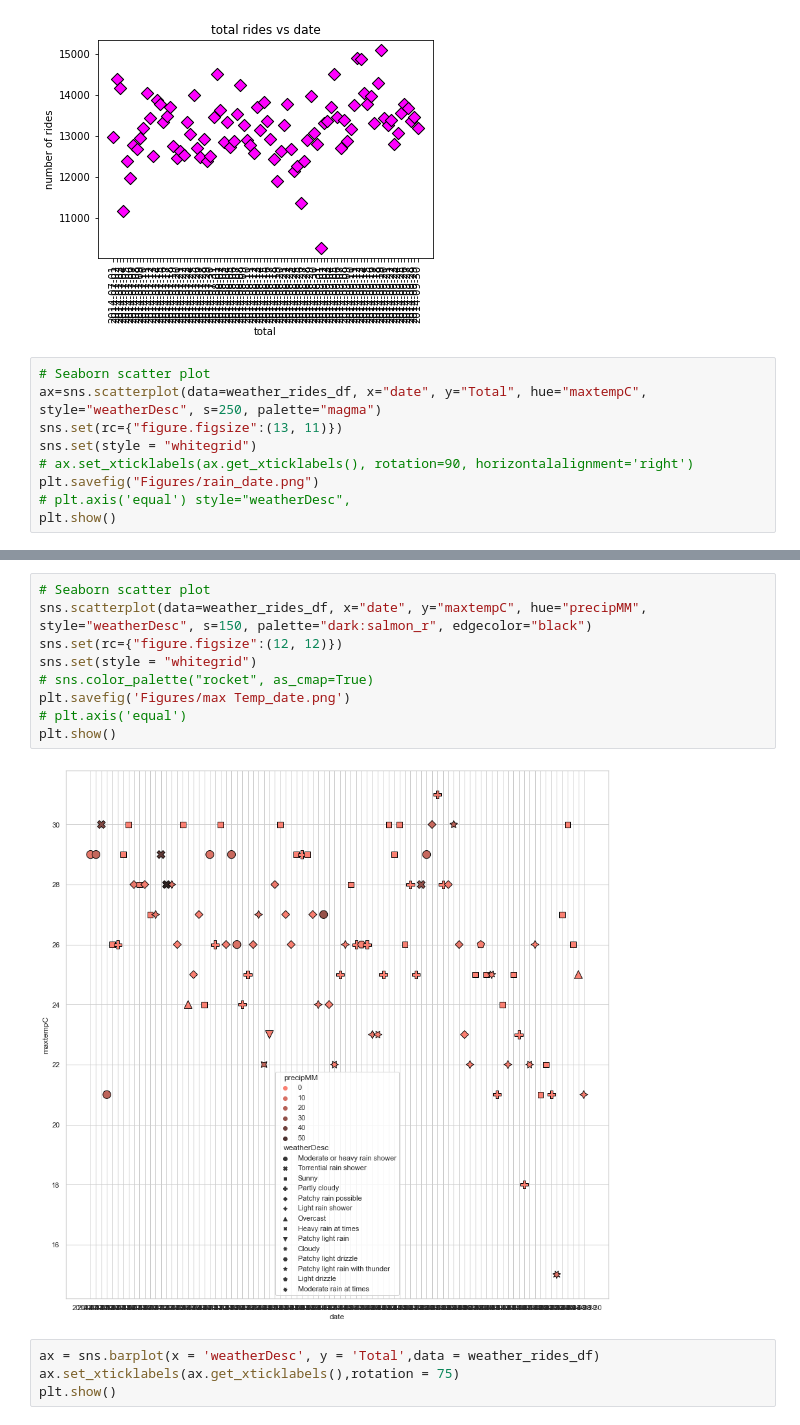
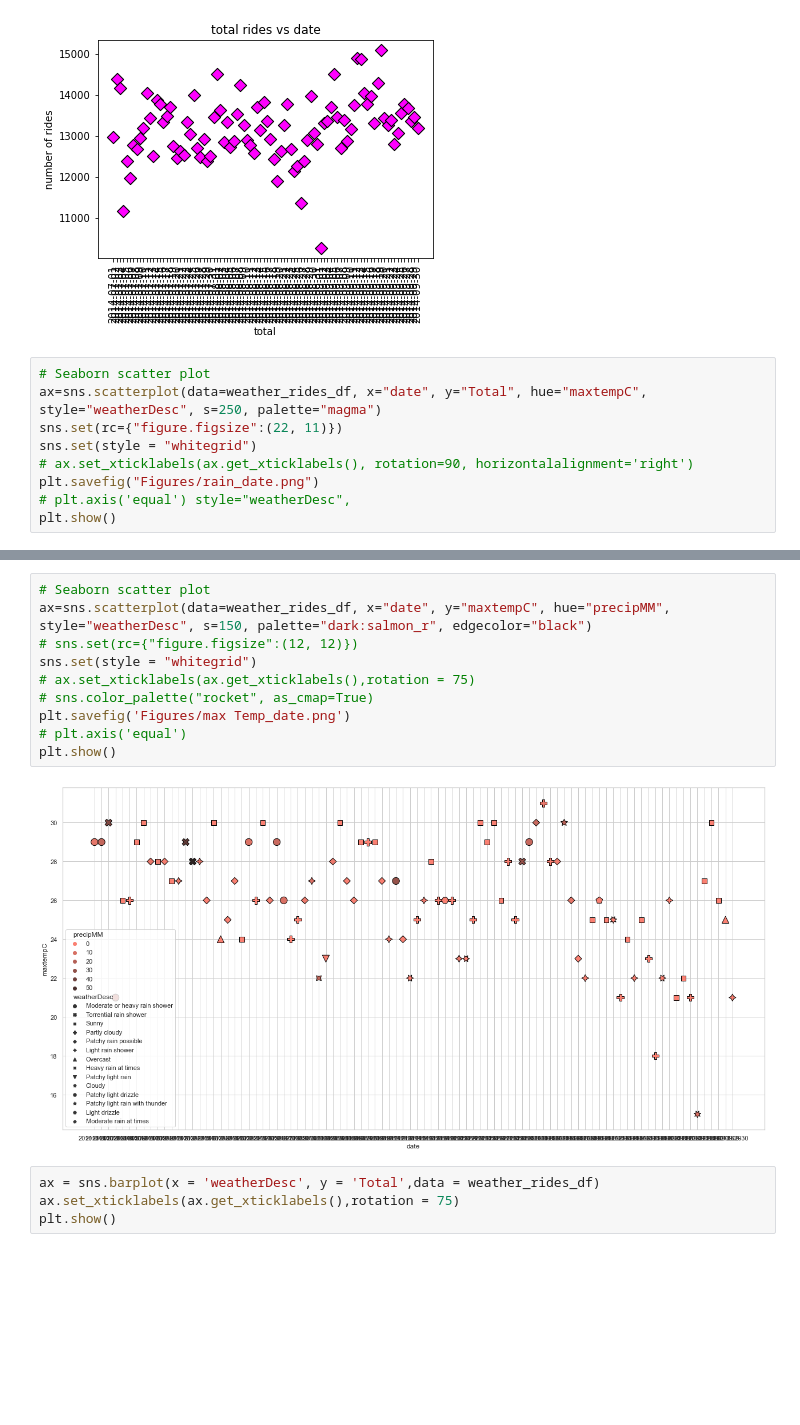
Before and after one commit to P219-C/G5_project-1_UWADA, a Jupyter notebook: Plots.ipynb, the cells around one changed output, grey strips where cells are left out. Drawn from its saved outputs; the diff is of its cells as text; blank space fills up the shorter version.

```diff
--- a/Plots.ipynb
+++ b/Plots.ipynb
@@ -55,7 +72,7 @@ plt.show()
 # %%
 # Seaborn scatter plot
 ax=sns.scatterplot(data=weather_rides_df, x="date", y="Total", hue="maxtempC", style="weatherDesc", s=250, palette="magma")
-sns.set(rc={"figure.figsize":(13, 11)})
+sns.set(rc={"figure.figsize":(22, 11)})
 sns.set(style = "whitegrid")
 # ax.set_xticklabels(ax.get_xticklabels(), rotation=90, horizontalalignment='right')
 plt.savefig("Figures/rain_date.png")
@@ -66,14 +83,15 @@ plt.show()
 # %%
 # Seaborn scatter plot
-sns.scatterplot(data=weather_rides_df, x="date", y="maxtempC", hue="precipMM", style="weatherDesc", s=150, palette="dark:salmon_r", edgecolor="black")
-sns.set(rc={"figure.figsize":(12, 12)})
+ax=sns.scatterplot(data=weather_rides_df, x="date", y="maxtempC", hue="precipMM", style="weatherDesc", s=150, palette="dark:salmon_r", edgecolor="black")
+# sns.set(rc={"figure.figsize":(12, 12)})
 sns.set(style = "whitegrid")
+# ax.set_xticklabels(ax.get_xticklabels(),rotation = 75)
 # sns.color_palette("rocket", as_cmap=True)
 plt.savefig('Figures/max Temp_date.png')
 # plt.axis('equal')
 plt.show()
 # %% [output]
-[figure, old version]
+[figure, new version]
 # %%
 ax = sns.barplot(x = 'weatherDesc', y = 'Total',data = weather_rides_df)
 ax.set_xticklabels(ax.get_xticklabels(),rotation = 75)
```
Also changed, not shown: parts of 8 cells of this notebook, 4 other files.
